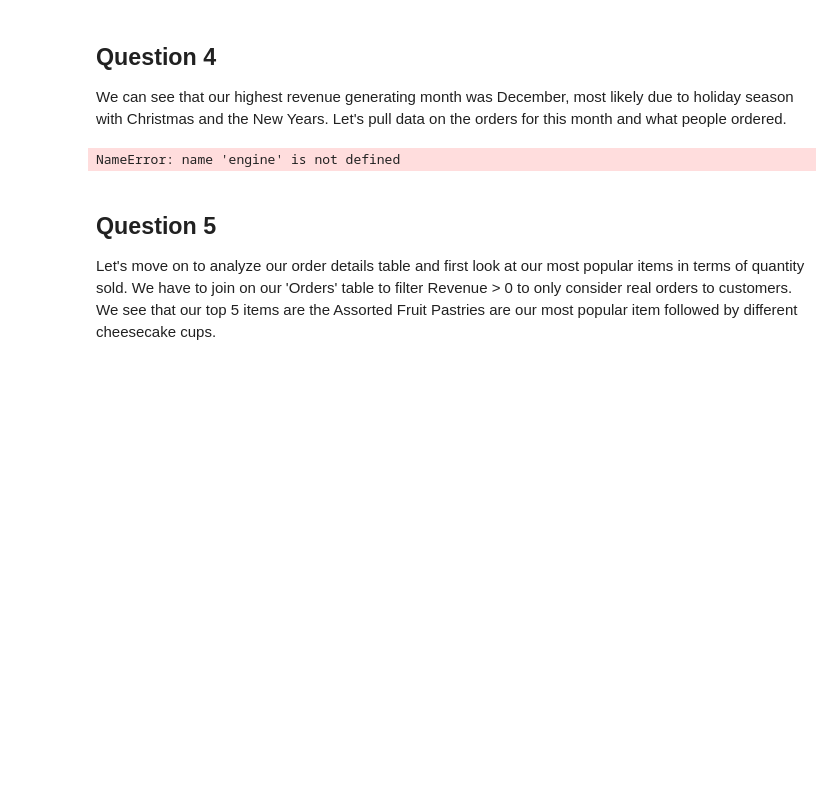
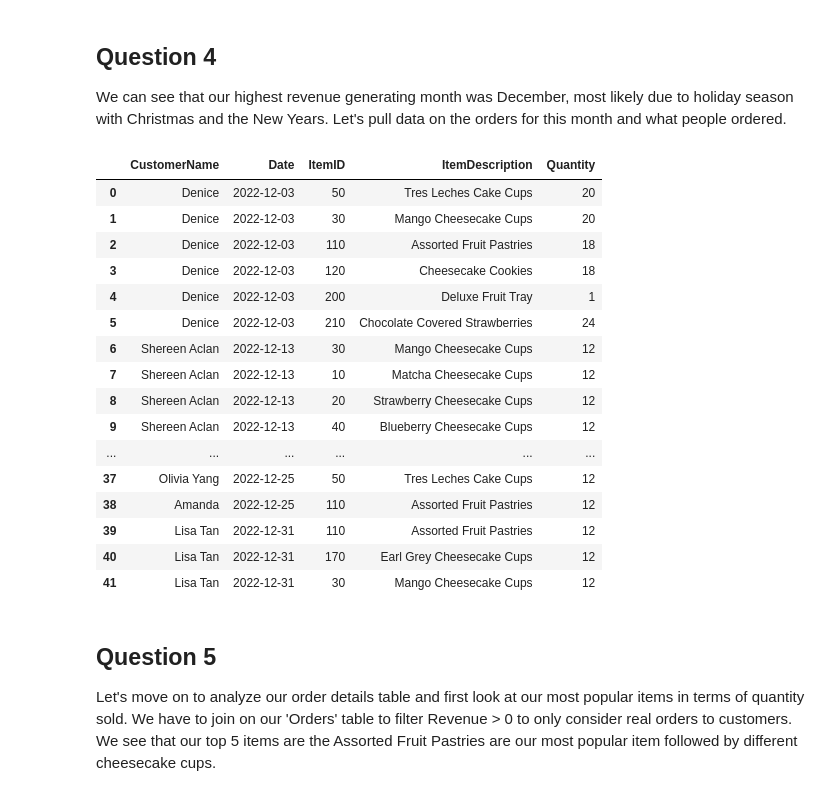
Before and after one commit to ctran2320/paradise_tables, a Jupyter notebook: paradise_tables.ipynb, the cells around one changed output. Drawn from its saved outputs; the diff is of its cells as text; code cells hidden in the pictures; blank space fills up the shorter version.

```diff
--- a/paradise_tables.ipynb
+++ b/paradise_tables.ipynb
@@ -61,15 +85,31 @@ NameError: name 'plt' is not defined
 We can see that our highest revenue generating month was December, most likely due to holiday season with Christmas and the New Years. Let's pull data on the orders for this month and what people ordered.
 # %%
 query_4 = '''
-            SELECT *
+            SELECT o.CustomerName, o.Date, od.ItemID, od.ItemDescription, od.Quantity
             FROM `paradise_tables`.`orders` AS o
-            WHERE Revenue > 0 and date_format(date, "%Y-%m") = '2022-12'
             JOIN `paradise_tables`.`order_details` AS od
             ON od.OrderID = o.OrderID
+            WHERE Revenue > 0 and date_format(date, "%Y-%m") = '2022-12'
 '''
 pd.read_sql(query_4,engine)
 # %% [output]
-NameError: name 'engine' is not defined
+|  | CustomerName | Date | ItemID | ItemDescription | Quantity |
+| 0 | Denice | 2022-12-03 | 50 | Tres Leches Cake Cups | 20 |
+| 1 | Denice | 2022-12-03 | 30 | Mango Cheesecake Cups | 20 |
+| 2 | Denice | 2022-12-03 | 110 | Assorted Fruit Pastries | 18 |
+| 3 | Denice | 2022-12-03 | 120 | Cheesecake Cookies | 18 |
+| 4 | Denice | 2022-12-03 | 200 | Deluxe Fruit Tray | 1 |
+| 5 | Denice | 2022-12-03 | 210 | Chocolate Covered Strawberries | 24 |
+| 6 | Shereen Aclan | 2022-12-13 | 30 | Mango Cheesecake Cups | 12 |
+| 7 | Shereen Aclan | 2022-12-13 | 10 | Matcha Cheesecake Cups | 12 |
+| 8 | Shereen Aclan | 2022-12-13 | 20 | Strawberry Cheesecake Cups | 12 |
+| 9 | Shereen Aclan | 2022-12-13 | 40 | Blueberry Cheesecake Cups | 12 |
+| ... | ... | ... | ... | ... | ... |
+| 37 | Olivia Yang | 2022-12-25 | 50 | Tres Leches Cake Cups | 12 |
+| 38 | Amanda | 2022-12-25 | 110 | Assorted Fruit Pastries | 12 |
+| 39 | Lisa Tan | 2022-12-31 | 110 | Assorted Fruit Pastries | 12 |
+| 40 | Lisa Tan | 2022-12-31 | 170 | Earl Grey Cheesecake Cups | 12 |
+| 41 | Lisa Tan | 2022-12-31 | 30 | Mango Cheesecake Cups | 12 |
 # %% [markdown]
 ## Question 5
 Let's move on to analyze our order details table and first look at our most popular items in terms of quantity sold. We have to join on our 'Orders' table to filter Revenue > 0 to only consider real orders to customers. We see that our top 5 items are the Assorted Fruit Pastries are our most popular item followed by different cheesecake cups.
```
Also changed, not shown: parts of 10 cells of this notebook.
